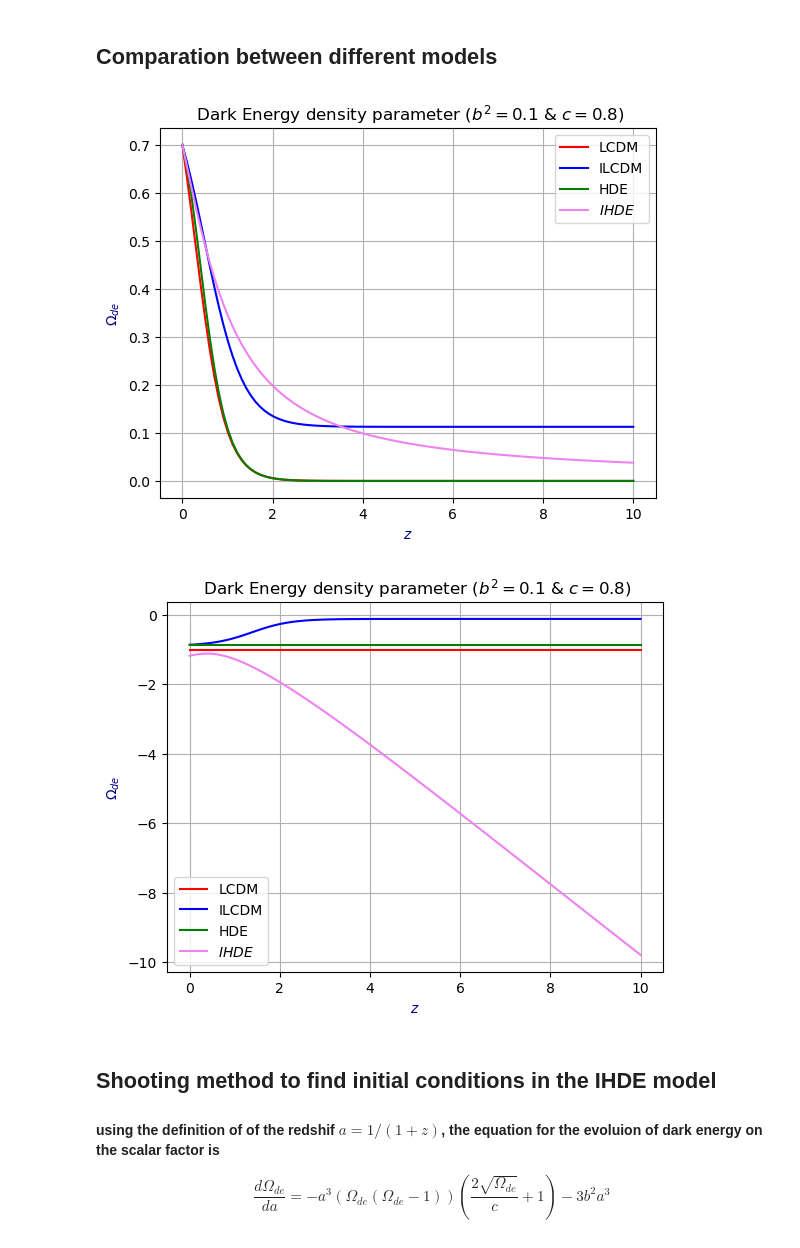
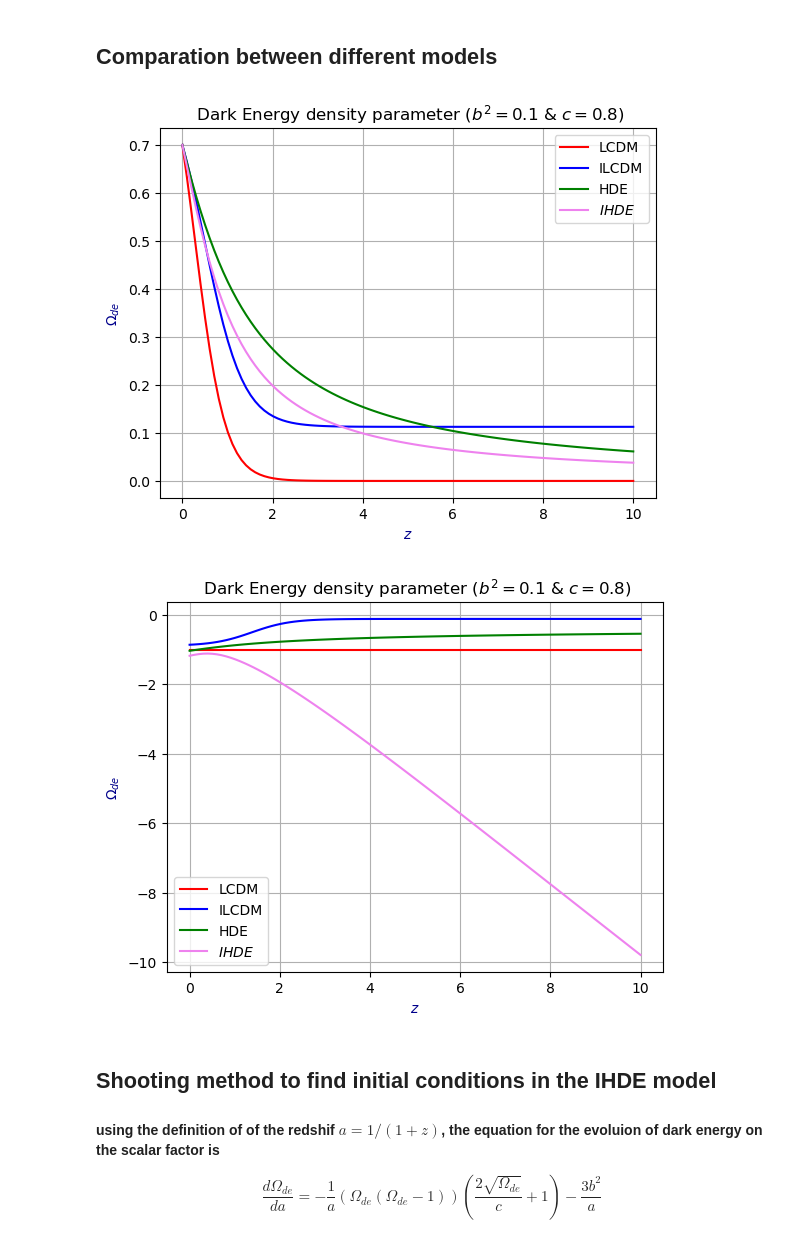
Before and after one commit to xlxnsxzpxtx/HolographicDE, a Jupyter notebook: hde_solutions_z.ipynb, the cells around one changed output. Drawn from its saved outputs; the diff is of its cells as text; code cells hidden in the pictures.

```diff
--- a/hde_solutions_z.ipynb
+++ b/hde_solutions_z.ipynb
@@ -193,6 +149,7 @@ $$
 # Different values for c
 c = [0.4,1.0, 0.8, 1.5, 2.1]
 b2 =  0.1 # this is b^2
+b20 = 0
 
 '''
 We solve the equation using the odeint method and the differents values of b^2 and c.
@@ -230,6 +187,18 @@ def modelz_5 (y,z):
     dydz = (y*(y-1)/(z+1))*((2*(np.sqrt(y)))/c[4] + 1) + (3*y*b2)/(z+1) # using c = 2.1
 
     return dydz
+
+
+'''
+This model is just holographic without interaction (b = 0 )
+'''
+
+
+def modelz_6 (y,z):
+
+    dydz = (y*(y-1)/(z+1))*((2*(np.sqrt(y)))/c[2] + 1) + (3*y*b20)/(z+1) # using c = 0.8
+
+    return dydz
 # %%
 # Define the initial condition
 y0 = 0.7
@@ -238,9 +207,9 @@ z = np.linspace(0,10,100)
 
 
 # the solutions for each equation
-solutions = [odeint(modelz_1,y0,z) ,odeint(modelz_2,y0,z),odeint(modelz_3,y0,z),odeint(modelz_4,y0,z),odeint(modelz_5,y0,z)]
+solutions = [odeint(modelz_1,y0,z) ,odeint(modelz_2,y0,z),odeint(modelz_3,y0,z),odeint(modelz_4,y0,z),odeint(modelz_5,y0,z),odeint(modelz_6,y0,z)]
 
-
+Ol_hde = solutions[5]
 Ol_ihde = solutions[2]
 # Using the Friedmann condition to calculate the dark matter evolution
 
@@ -332,3 +309,9 @@ plt.grid()
 plt.savefig("Omegas_a.png")
 # %% [output]
 [figure]
+# %%
+'''
+EoS without interaction (b = 0)
+'''
+
+eos_holog = -(1/3)*(1+ (2*np.sqrt(Ol_hde))/(c[2]))
@@ -367,32 +382,31 @@ plt.title(' Dark Energy density parameter ($b^2 = 0.1$ & $c = 0.8$)')
 plt.legend()
 plt.grid()
 # %% [output]
-[figure, old version]
+[figure, new version]
 # %%
 # Eos for each model
 omega_lcdm = np.full(100,-1)
 omega_ilcdm = -1 + b2_lcdm/Ol_ilcdm
-o_val = -1/3 -2/3*c_hde
-omega_hde = np.full(100,o_val)
 omega_ihde = eos[2]
+
 
 
 plt.plot(z,omega_lcdm,color='red', label='LCDM') # LCDM
 plt.plot(z,omega_ilcdm,color='blue', label='ILCDM') # Interacting LCDM
-plt.plot(z,omega_hde,color='green', label='HDE') # HDE
+plt.plot(z,eos_holog,color='green', label='HDE') # HDE
 plt.plot(z,omega_ihde,color='violet',label='$IHDE$') # IHDE
 plt.xlabel('$z$', color='darkblue')
 plt.ylabel('$\Omega_{de}$', color='darkblue')
 plt.title(' Dark Energy density parameter ($b^2 = 0.1$ & $c = 0.8$)')
 plt.legend()
 plt.grid()
 # %% [output]
-[figure, old version]
+[figure, new version]
 # %% [markdown]
 ## Shooting method to find initial conditions in the IHDE model
 #### using the definition of of the redshif $a = 1/(1+z)$, the equation for the evoluion of dark energy on the scalar factor is
 $$
-\frac{d \Omega_{de}}{da} = - a^3 (\Omega_{de}(\Omega_{de} -1 )) \left( \frac{2 \sqrt{\Omega_{de}}}{c} + 1 \right) - 3 b^2 a^3
+\frac{d \Omega_{de}}{da} = -\frac{1}{a} (\Omega_{de}(\Omega_{de} -1 )) \left( \frac{2 \sqrt{\Omega_{de}}}{c} + 1 \right) - \frac{3 b^2}{a}
 $$
 # %%
 '''
```
Also changed, not shown: parts of 7 cells of this notebook, 1 other file.
